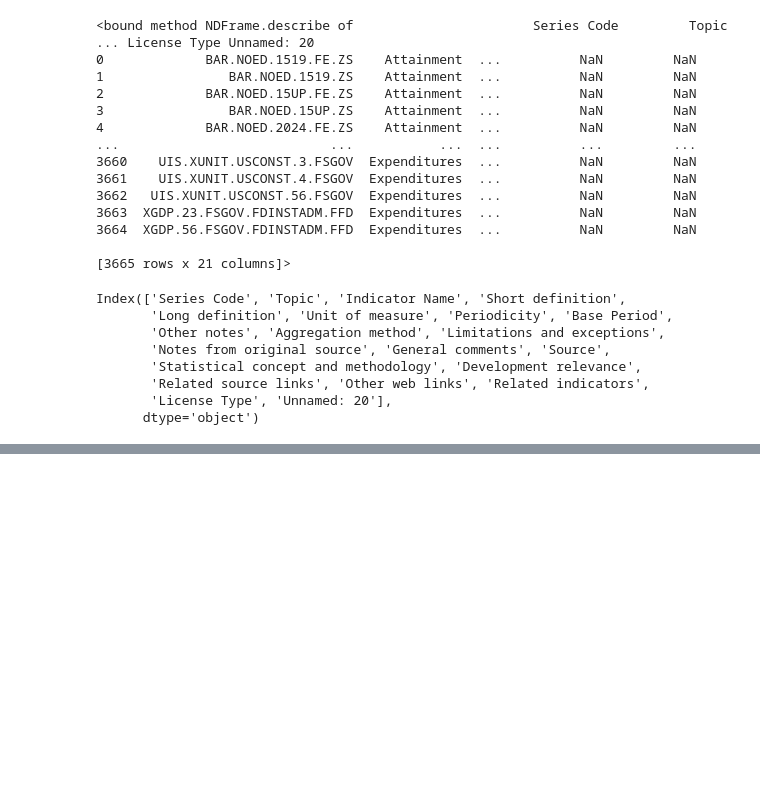
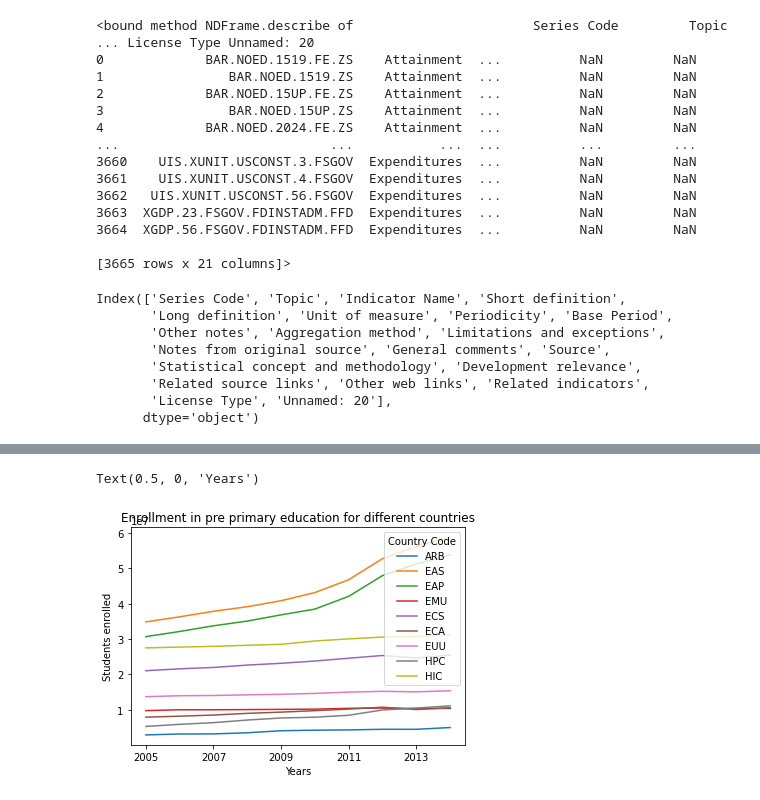
Before and after one commit to Kaizensk/WorldBank-global-Education-analysis, a Jupyter notebook: ShwetaKumari_World_Bank_Global_Education_Analysis_Capstone_Project.ipynb, the cells around one changed output, grey strips where cells are left out. Saved outputs shown, nothing was run; the diff lists cells and outputs as text; code cells hidden in the pictures; blank space fills up the shorter version.

Commit message:
3rd comit WorldBank Global Education Analysis

```diff
--- a/ShwetaKumari_World_Bank_Global_Education_Analysis_Capstone_Project.ipynb
+++ b/ShwetaKumari_World_Bank_Global_Education_Analysis_Capstone_Project.ipynb
@@ -327,0 +940,4 @@ df_StatsData.loc[:,['2005','2006', '2007', '2008', '2009', '2010', '2011', '2012
+# %%
+somecountries_df_ECE.set_index(somecountries_df_ECE['Country Code'], drop=True, append=False, inplace=True, verify_integrity=False)
+# %%
+somecountries_df_ECE.drop('Country Code',axis=1,inplace=True)
@@ -327,0 +949,4 @@ df_StatsData.loc[:,['2005','2006', '2007', '2008', '2009', '2010', '2011', '2012
+# %%
+somecountries_df_ECE=somecountries_df_ECE.ffill(axis=1)
+# %%
+somecountries_df_ECE=somecountries_df_ECE.transpose()
@@ -327,0 +962,9 @@ df_StatsData.loc[:,['2005','2006', '2007', '2008', '2009', '2010', '2011', '2012
+# %%
+somecountries_df_ECE.plot()
+
+plt.title('Enrollment in pre primary education for different countries')
+plt.ylabel('Students enrolled')
+plt.xlabel('Years')
+# %% [output]
+Text(0.5, 0, 'Years')
+[figure, added]
```
Also changed, not shown: parts of 119 cells of this notebook.
